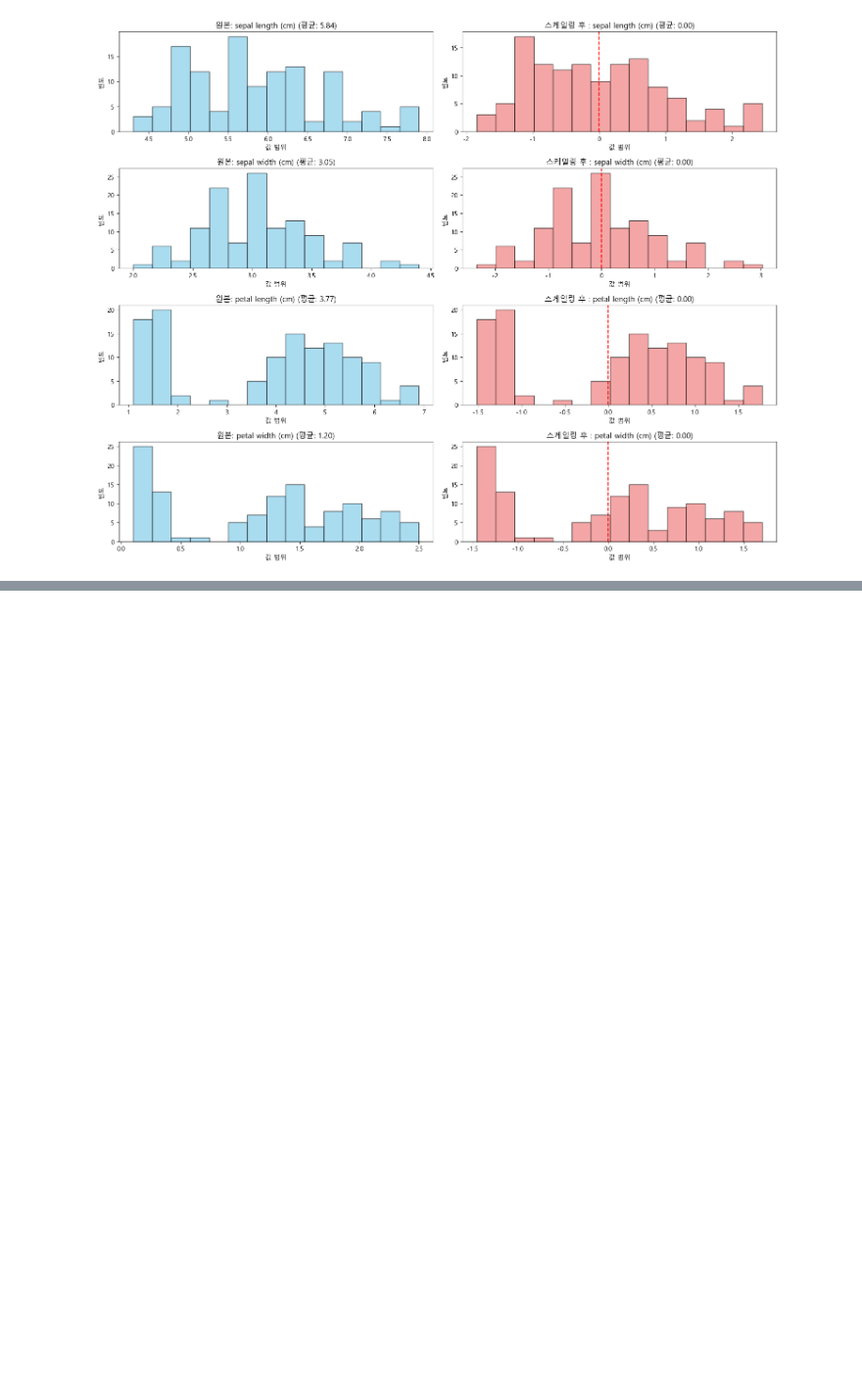
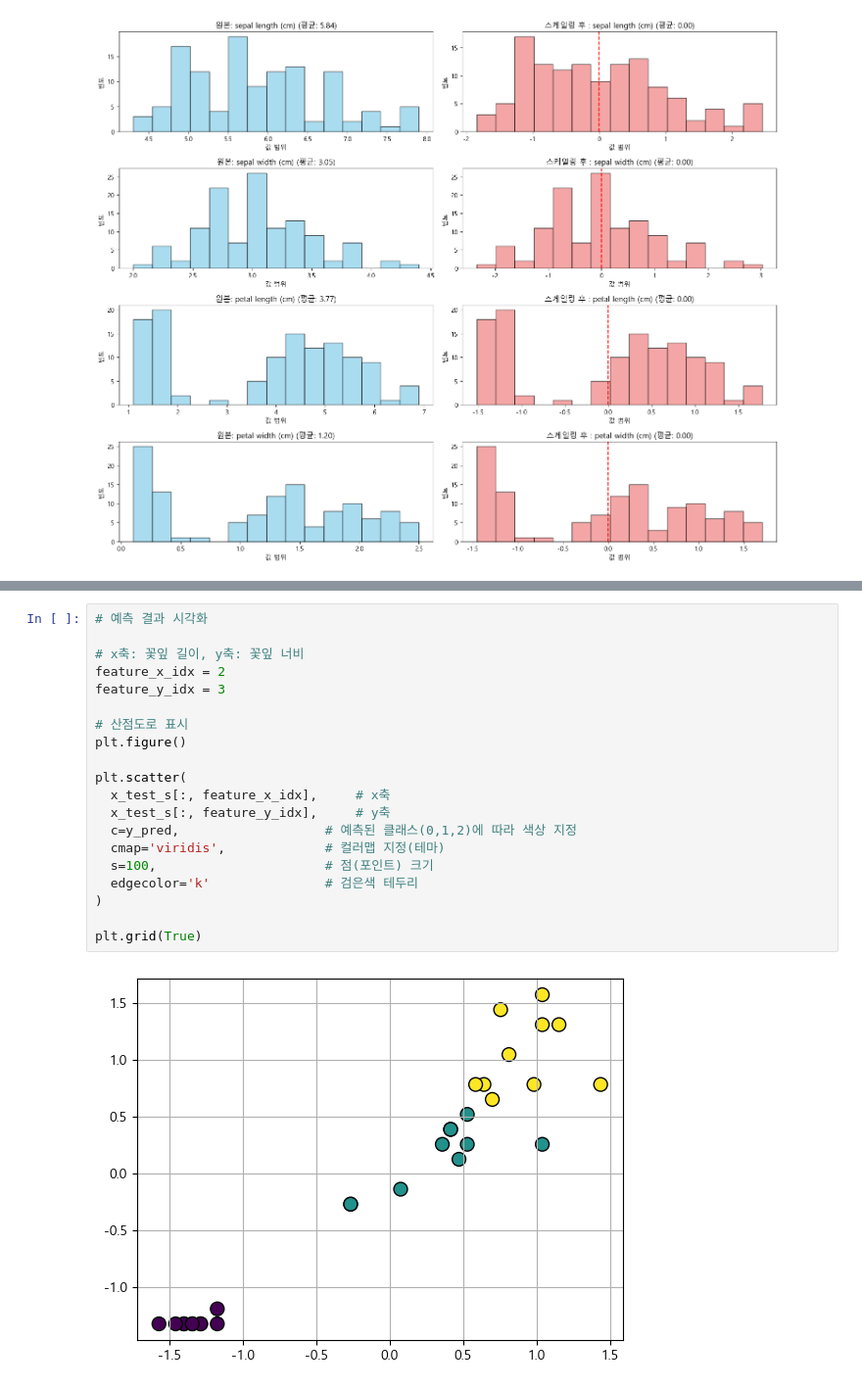
Before and after one commit to sjlimiei25/AI-Prediction, a Jupyter notebook: 5_Logistic_Regression.ipynb, the cells around one changed output, grey strips where cells are left out. Shown: that part at 98% size. Cells and saved outputs as stored; diff of their text form; blank space fills up the shorter version.

```diff
--- a/5_Logistic_Regression.ipynb
+++ b/5_Logistic_Regression.ipynb
@@ -155,0 +202,22 @@ plt.tight_layout()    # 여러 개의 그래프(표)끼리 간격을 자동을
+# %%
+# 예측 결과 시각화
+
+# x축: 꽃잎 길이, y축: 꽃잎 너비
+feature_x_idx = 2
+feature_y_idx = 3
+
+# 산점도로 표시
+plt.figure()
+
+plt.scatter(
+  x_test_s[:, feature_x_idx],     # x축
+  x_test_s[:, feature_y_idx],     # y축
+  c=y_pred,                   # 예측된 클래스(0,1,2)에 따라 색상 지정
+  cmap='viridis',             # 컬러맵 지정(테마)
+  s=100,                      # 점(포인트) 크기
+  edgecolor='k'               # 검은색 테두리
+)
+
+plt.grid(True)
+# %% [output]
+[figure, added]
```
Also changed, not shown: parts of 1 cell of this notebook.
